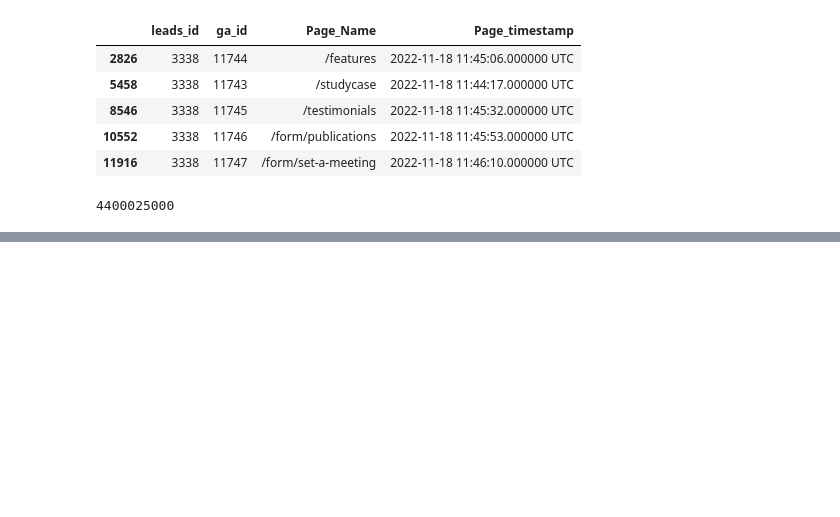
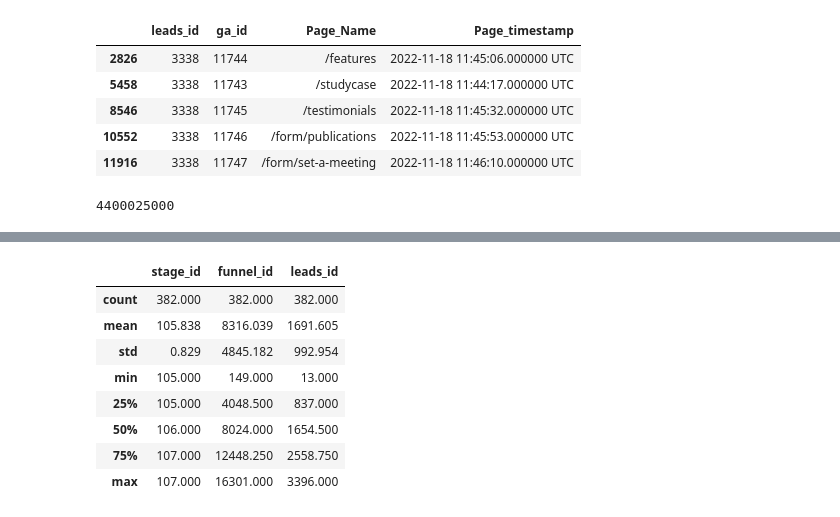
Before and after one commit to AdityaGita/da_saas_b4_labs, a Jupyter notebook: saas_analysis.ipynb, the cells around one changed output, grey strips where cells are left out. Drawn from its saved outputs; the diff is of its cells as text; code cells hidden in the pictures; blank space fills up the shorter version.

```diff
--- a/saas_analysis.ipynb
+++ b/saas_analysis.ipynb
@@ -135,0 +131,12 @@ funnel[funnel["leads_id"]==3338]
+# %%
+aa.describe()
+# %% [output]
+|  | stage_id | funnel_id | leads_id |
+| count | 382.000 | 382.000 | 382.000 |
+| mean | 105.838 | 8316.039 | 1691.605 |
+| std | 0.829 | 4845.182 | 992.954 |
+| min | 105.000 | 149.000 | 13.000 |
+| 25% | 105.000 | 4048.500 | 837.000 |
+| 50% | 106.000 | 8024.000 | 1654.500 |
+| 75% | 107.000 | 12448.250 | 2558.750 |
+| max | 107.000 | 16301.000 | 3396.000 |
```
Also changed, not shown: parts of 4 cells of this notebook, 2 other files.
